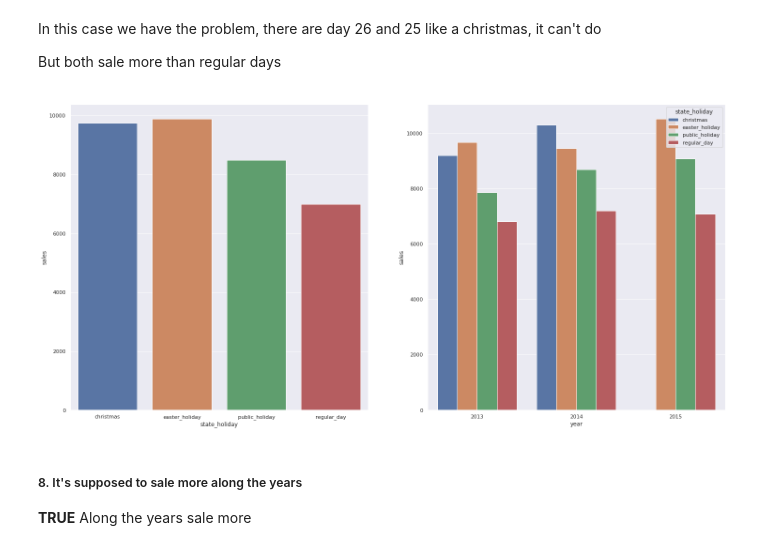
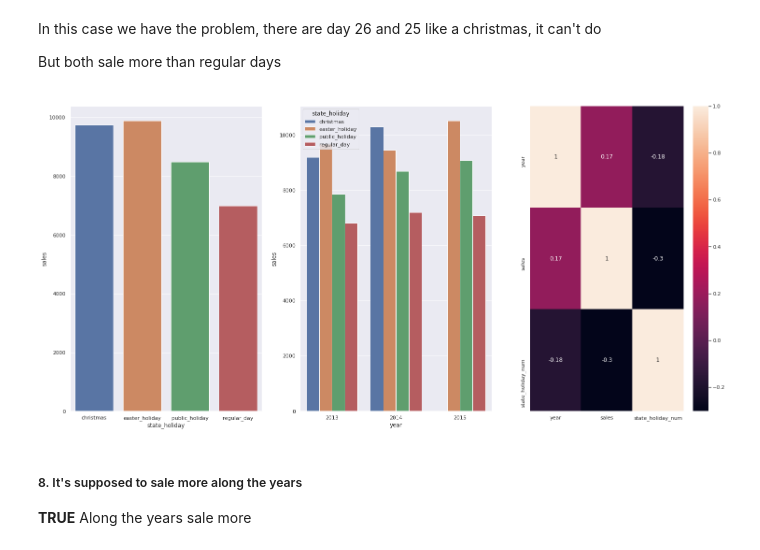
Before and after one commit to diegopmayer/rossman_sales_forecast, a Jupyter notebook: exploratory_data_analysis.ipynb, the cells around one changed output. Cells and saved outputs as stored; diff of their text form; code cells hidden in the pictures.

```diff
--- a/exploratory_data_analysis.ipynb
+++ b/exploratory_data_analysis.ipynb
@@ -1001,16 +1002,23 @@ plt.legend(labels=['No join any Promotion', 'Regular Promotion',
 <p>But both sale more than regular days</p>
 <p></p>
 # %%
-plt.subplot(1,2,1)
+grid = GridSpec(1,3)
+
+plt.subplot(grid[0,0])
 holiday_sales = df4[['state_holiday', 'sales']].groupby('state_holiday', sort=True).mean().reset_index()
 sns.barplot(x='state_holiday', y='sales', data=holiday_sales);
 
-plt.subplot(1,2,2)
+plt.subplot(grid[0,1])
 state_holiday = df4[['year', 'state_holiday', 'sales']].groupby(['year', 'state_holiday']).mean().reset_index()
 sns.barplot(x='year', y='sales', hue='state_holiday', data=state_holiday);
 # In this chart there aren't 2015 christmas, but, as you see probably would sale more than others
+
+plt.subplot(grid[0,2])
+maps = {'easter_holiday':0,'public_holiday':1, 'regular_day':2, 'christmas':3}
+state_holiday['state_holiday_num'] = state_holiday['state_holiday'].map(maps)
+sns.heatmap(state_holiday.corr(method='pearson'), annot=True);
 # %% [output]
-[figure, old version]
+[figure, new version]
 # %% [markdown]
 #####  8. It's supposed to sale more along the years
 **TRUE** Along the years sale more
```
Also changed, not shown: parts of 23 cells of this notebook.
